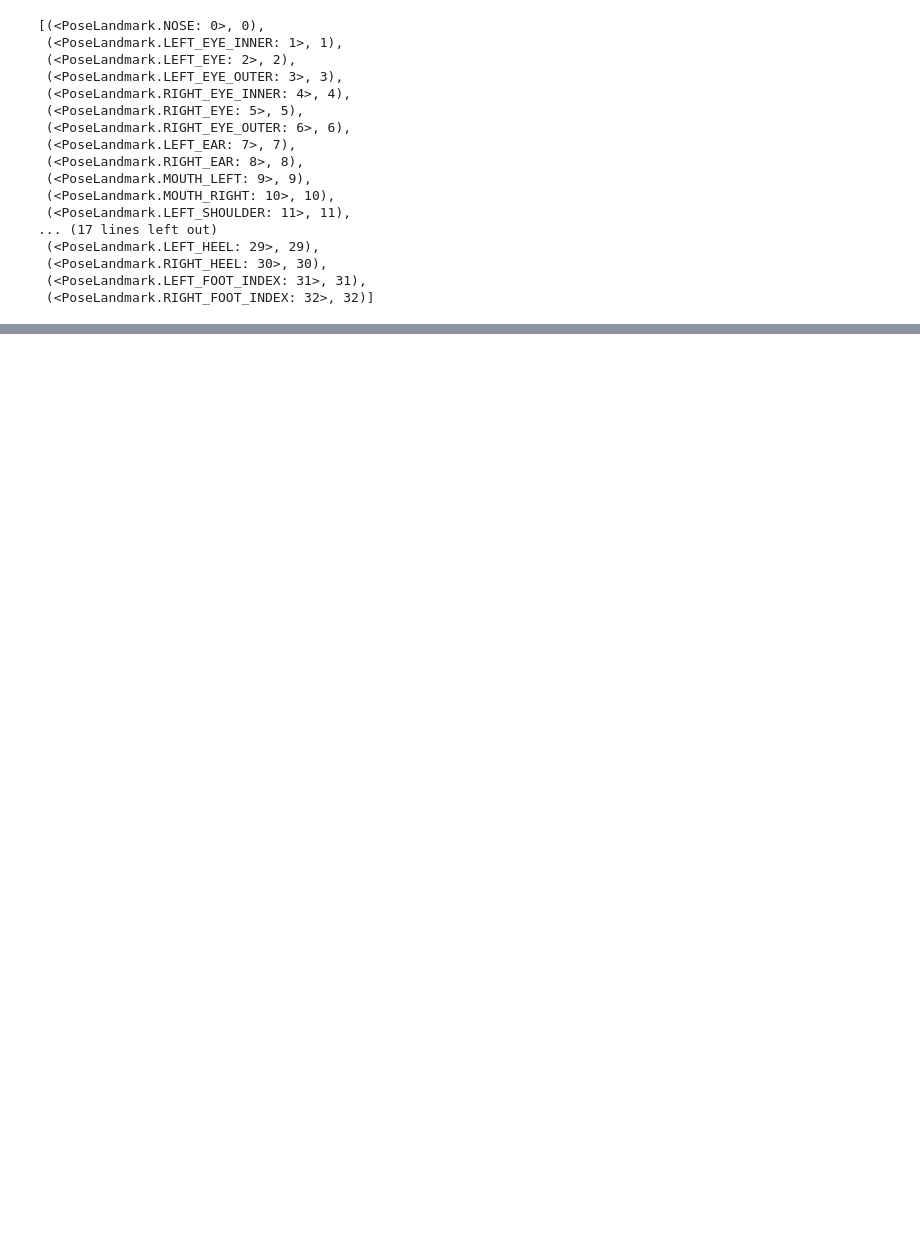
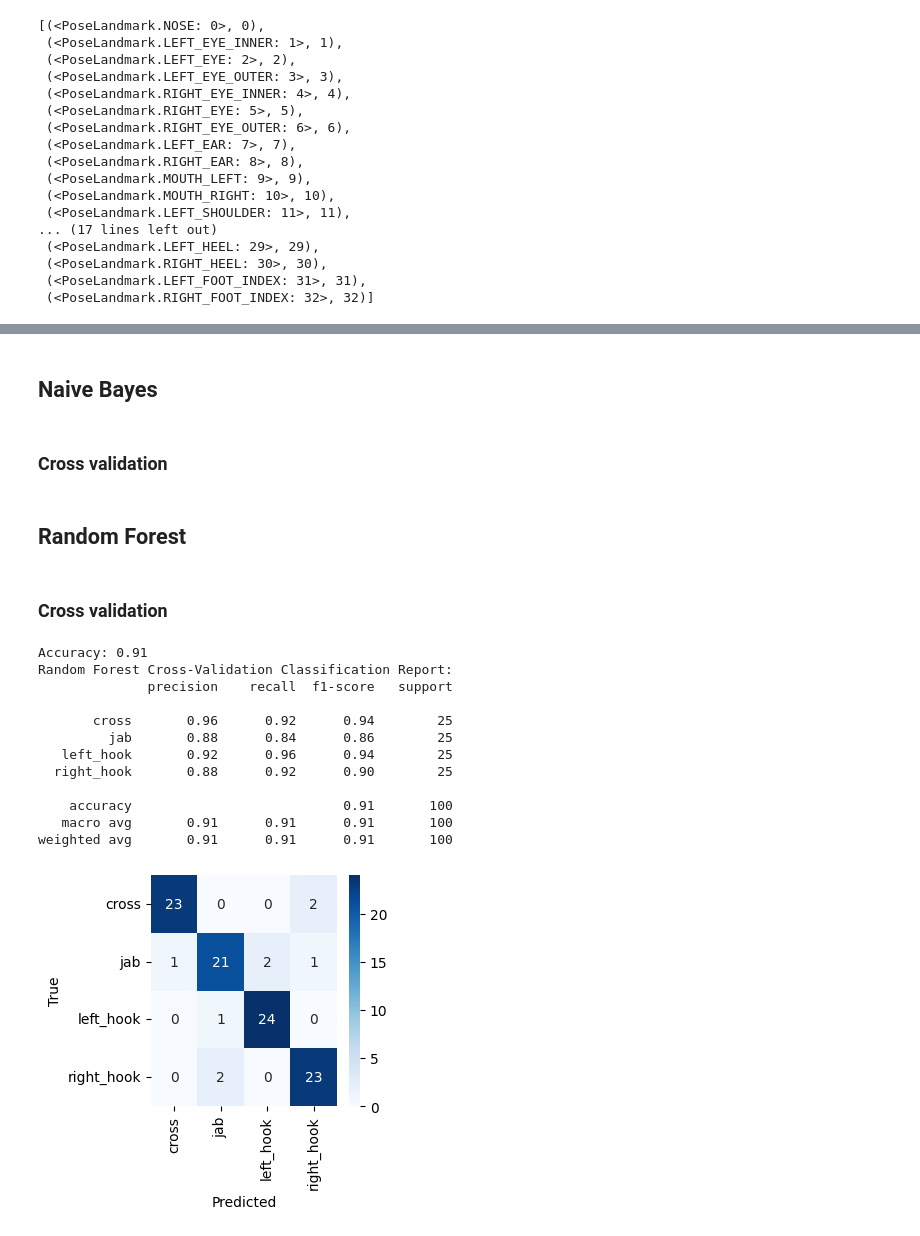
Before and after one commit to Alvie/computer-vision-coursework, a Jupyter notebook: mediapipe_test.ipynb, the cells around one changed output, grey strips where cells are left out. Drawn from its saved outputs; the diff is of its cells as text; code cells hidden in the pictures; blank space fills up the shorter version.

```diff
--- a/mediapipe_test.ipynb
+++ b/mediapipe_test.ipynb
@@ -272,0 +272,4 @@ Iterations vs Accuracy
+# %% [markdown]
+## Naive Bayes
+# %% [markdown]
+### Cross validation
@@ -272,0 +300,64 @@ Iterations vs Accuracy
+# %% [markdown]
+## Random Forest
+# %% [markdown]
+### Cross validation
+# %%
+from sklearn.ensemble import RandomForestClassifier
+rf = RandomForestClassifier(n_estimators=100)
+
+# rf.fit(X_train, y_train)
+
+scores, predicts = run_kfolds(rf, X, y, 5)
+
+# Calculate evaluation metrics
+accuracy = accuracy_score(y, predicts)
+rf_report = classification_report(y, predicts)
+
+# Display the evaluation metrics
+print("Accuracy:", accuracy)
+print("Random Forest Cross-Validation Classification Report:")
+print(rf_report)
+
+cm = confusion_matrix(y, predicts)
+
+# Display the confusion matrix as a heatmap
+plt.figure(figsize=(3, 3))
+sns.heatmap(cm, annot=True, fmt='d', cmap='Blues', xticklabels=class_labels, yticklabels=class_labels)
+plt.xlabel('Predicted')
+plt.ylabel('True')
+plt.show()
+# y_pred = clf.predict(X_test)
+
+# # Calculate evaluation metrics
+# accuracy = accuracy_score(y_test, y_pred)
+# mlp_report = classification_report(y_test, y_pred)
+
+# # Display the evaluation metrics
+# print("Accuracy:", accuracy)
+# print("mlp Classification Report:")
+# print(mlp_report)
+
+# cm = confusion_matrix(y_test, y_pred)
+# # Get the class labels from LabelEncoder
+# # class_labels = label_encoder.classes_
+
+# # Display the confusion matrix as a heatmap
+# plt.figure(figsize=(8, 6))
+# sns.heatmap(cm, annot=True, fmt='d', cmap='Blues')
+# plt.xlabel('Predicted')
+# plt.ylabel('True')
+# plt.show()
+# %% [output]
+Accuracy: 0.91
+Random Forest Cross-Validation Classification Report:
+              precision    recall  f1-score   support
+
+       cross       0.96      0.92      0.94        25
+         jab       0.88      0.84      0.86        25
+   left_hook       0.92      0.96      0.94        25
+  right_hook       0.88      0.92      0.90        25
+
+    accuracy                           0.91       100
+   macro avg       0.91      0.91      0.91       100
+weighted avg       0.91      0.91      0.91       100
+[figure, added]
```
Also changed, not shown: parts of 19 cells of this notebook, 5 other files.
